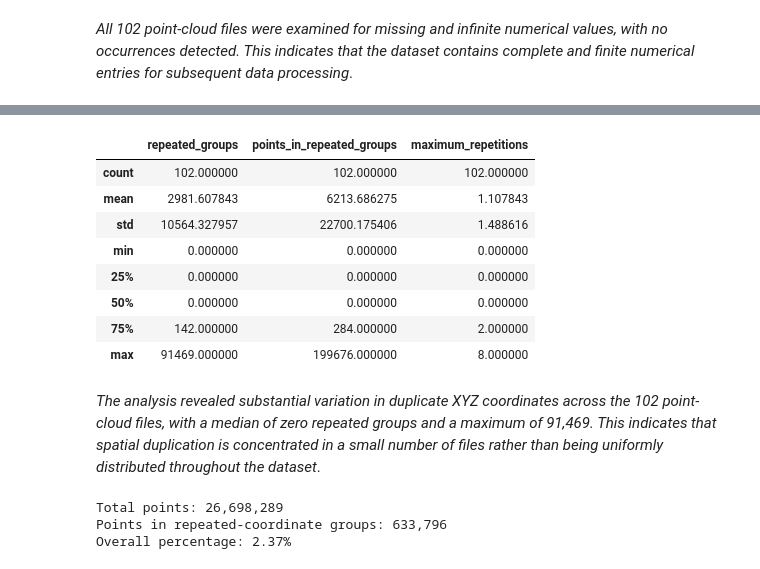
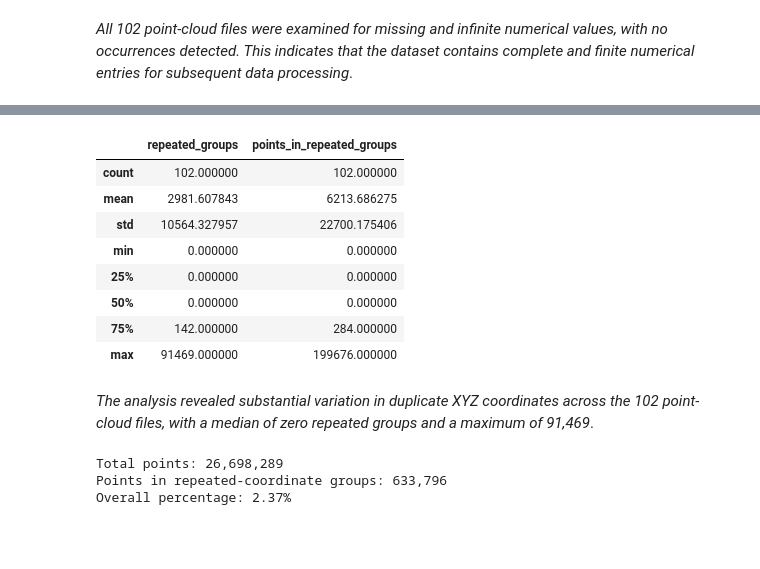
Before and after one commit to AbubakarDanhaya/pointnet-concrete-defect-robustness, a Jupyter notebook: notebooks/01_dataset_exploration.ipynb, the cells around one changed output, grey strips where cells are left out. Saved outputs shown, nothing was run; the diff lists cells and outputs as text; code cells hidden in the pictures; blank space fills up the shorter version.

```diff
--- a/notebooks/01_dataset_exploration.ipynb
+++ b/notebooks/01_dataset_exploration.ipynb
@@ -299,27 +299,3 @@ infinite_values    0
 dtype: int64
 # %% [markdown]
 _All 102 point-cloud files were examined for missing and infinite numerical values, with no occurrences detected. This indicates that the dataset contains complete and finite numerical entries for subsequent data processing_.
-# %%
-# Check for duplicate 3D coordinates in each file
-duplicate_results = []
-
-for file in point_files:
-    cloud = np.loadtxt(file)
-
-    coordinates = cloud[:, :3]
-
-    duplicate_count = (
-        len(coordinates) - len(np.unique(coordinates, axis=0))
-    )
-
-    duplicate_results.append({
-        "file": file.name,
-        "duplicate_points": duplicate_count
-    })
-
-# Convert results into a DataFrame
-duplicate_df = pd.DataFrame(duplicate_results)
-
-# Display total duplicate points
-print("Total duplicate 3D coordinates:",
-      duplicate_df["duplicate_points"].sum())
@@ -346,45 +302,42 @@ duplicate_df.sort_values(
 # %%
 # Analyse duplicate XYZ coordinates across all files
 duplicate_analysis = []
 
 for file in point_files:
     cloud = np.loadtxt(file)
     coordinates = cloud[:, :3]
 
     _, coordinate_counts = np.unique(
         coordinates,
         axis=0,
         return_counts=True
     )
 
     repeated_groups = coordinate_counts[coordinate_counts > 1]
 
     duplicate_analysis.append({
         "file": file.name,
         "repeated_groups": len(repeated_groups),
-        "points_in_repeated_groups": repeated_groups.sum(),
-        "maximum_repetitions": (
-            repeated_groups.max() if len(repeated_groups) > 0 else 0
-        )
+        "points_in_repeated_groups": repeated_groups.sum()
     })
 
 # Create a DataFrame
 duplicate_analysis_df = pd.DataFrame(duplicate_analysis)
 
 # Display summary statistics
 duplicate_analysis_df.describe()
 # %% [output]
-|  | repeated_groups | points_in_repeated_groups | maximum_repetitions |
-| count | 102.000000 | 102.000000 | 102.000000 |
-| mean | 2981.607843 | 6213.686275 | 1.107843 |
-| std | 10564.327957 | 22700.175406 | 1.488616 |
-| min | 0.000000 | 0.000000 | 0.000000 |
-| 25% | 0.000000 | 0.000000 | 0.000000 |
-| 50% | 0.000000 | 0.000000 | 0.000000 |
-| 75% | 142.000000 | 284.000000 | 2.000000 |
-| max | 91469.000000 | 199676.000000 | 8.000000 |
+|  | repeated_groups | points_in_repeated_groups |
+| count | 102.000000 | 102.000000 |
+| mean | 2981.607843 | 6213.686275 |
+| std | 10564.327957 | 22700.175406 |
+| min | 0.000000 | 0.000000 |
+| 25% | 0.000000 | 0.000000 |
+| 50% | 0.000000 | 0.000000 |
+| 75% | 142.000000 | 284.000000 |
+| max | 91469.000000 | 199676.000000 |
 # %% [markdown]
-_The analysis revealed substantial variation in duplicate XYZ coordinates across the 102 point-cloud files, with a median of zero repeated groups and a maximum of 91,469. This indicates that spatial duplication is concentrated in a small number of files rather than being uniformly distributed throughout the dataset_.
+_The analysis revealed substantial variation in duplicate XYZ coordinates across the 102 point-cloud files, with a median of zero repeated groups and a maximum of 91,469_.
 # %%
 # Calculate the overall percentage of points in repeated-coordinate groups
 total_points = duplicate_analysis_df["number_of_points"].sum()
```
Also changed, not shown: parts of 3 cells of this notebook.
